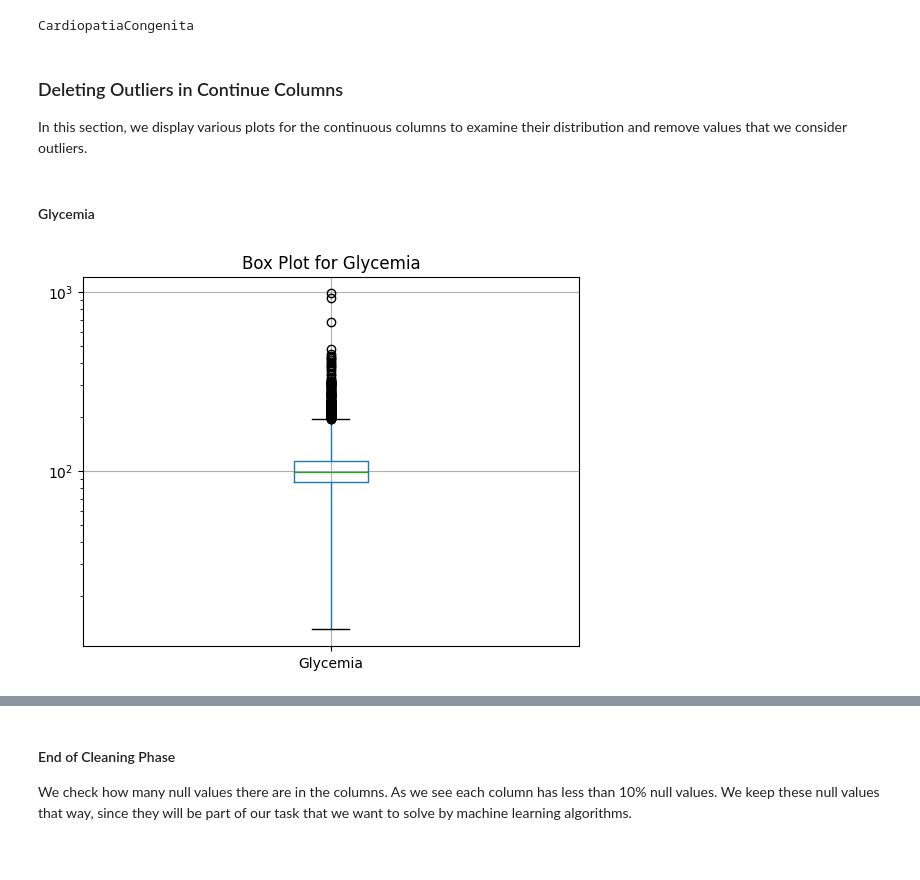
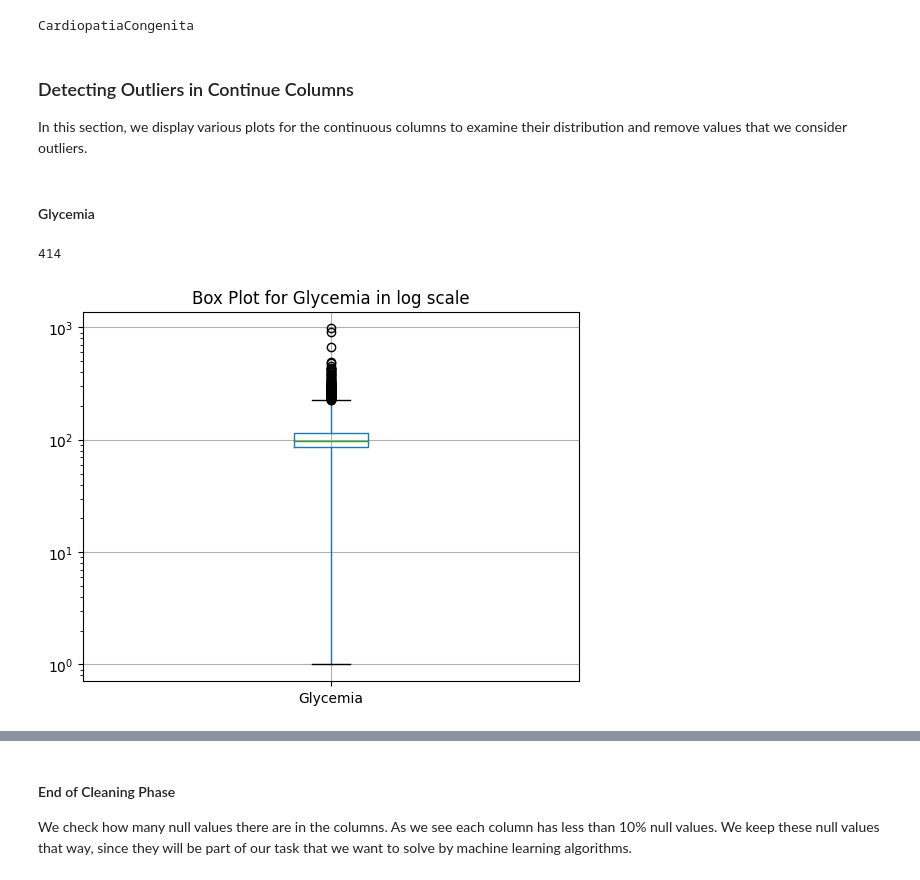
Before and after one commit to davide-marchi/clinical-data-encoding, a Jupyter notebook: Cleaning_Data.ipynb, the cells around one changed output, grey strips where cells are left out. Cells and saved outputs as stored; diff of their text form; code cells hidden in the pictures.

```diff
--- a/Cleaning_Data.ipynb
+++ b/Cleaning_Data.ipynb
@@ -306,16 +336,20 @@ CardiopatiaCongenita
 chl_dataset.CardiopatiaCongenita.value_counts()
 chl_dataset=chl_dataset.drop(columns=["CardiopatiaCongenita"])
 # %% [markdown]
-### Deleting Outliers in Continue Columns
+### Detecting Outliers in Continue Columns
 
 In this section, we display various plots for the continuous columns to examine their distribution and remove values that we consider outliers.
 # %% [markdown]
 #### Glycemia
+# %%
+chl_dataset.Glycemia.isna().sum()
+# %% [output]
+414
 # %%
 boxplot_func(columns_of_interest="Glycemia",
              data_frame=chl_dataset,
              yscale='log',
-             whis=3,
-             title="Box Plot for Glycemia")
+             whis=4,
+             title="Box Plot for Glycemia in log scale")
 # %% [output]
-[figure, old version]
+[figure, new version]
```
Also changed, not shown: parts of 9 cells of this notebook, 1 other file.
